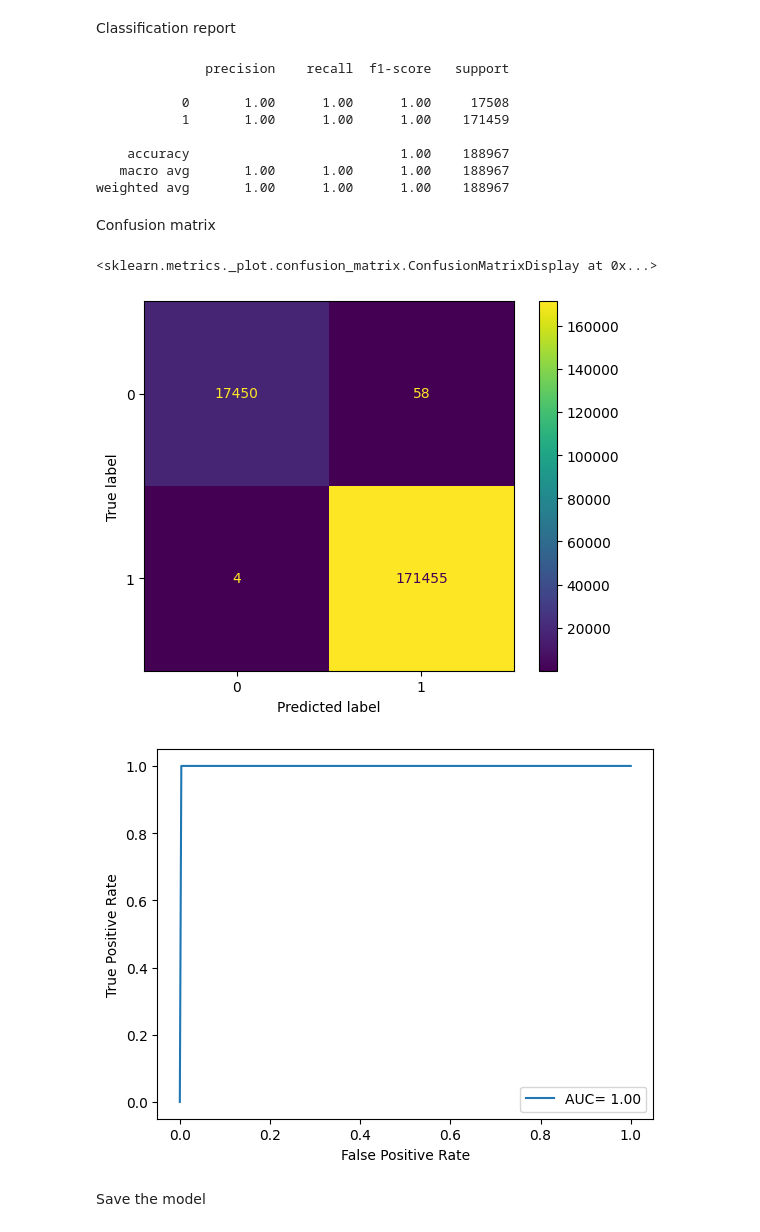
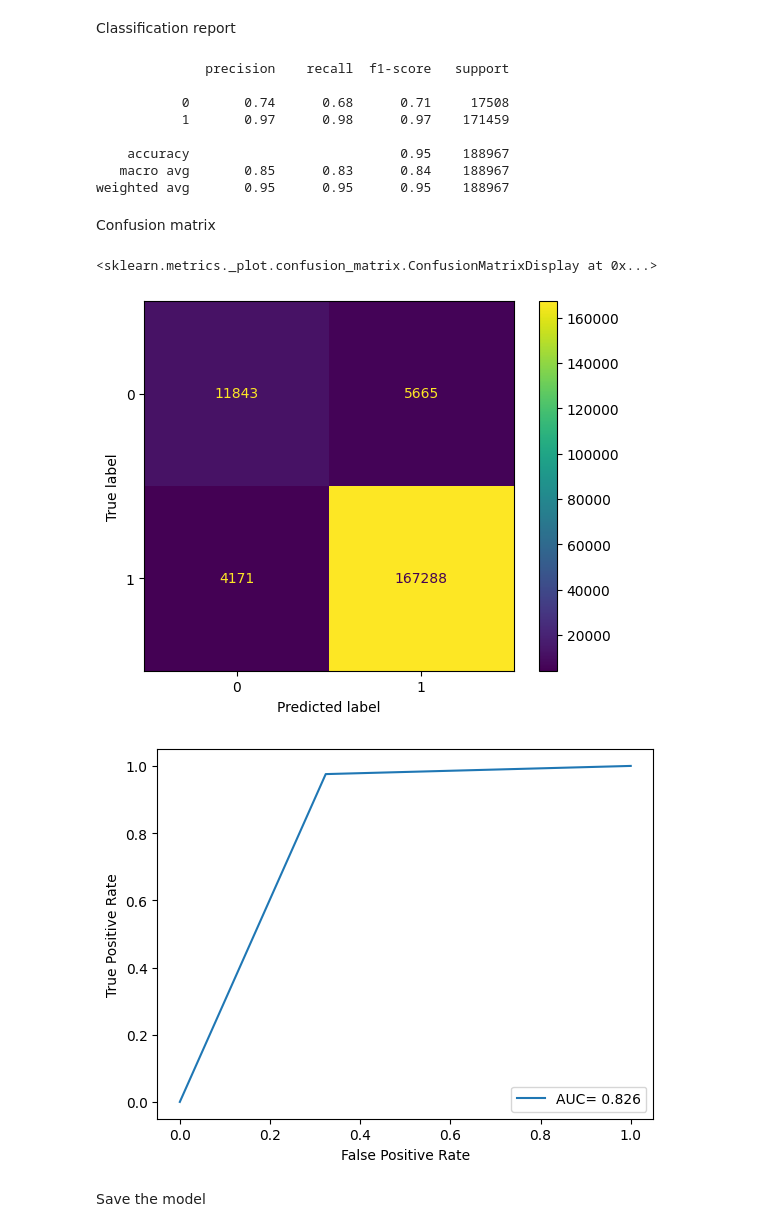
Before and after one commit to moryba/Beth-project, a Jupyter notebook: Models/Neural network/Convolutional/Conv. model.ipynb, the cells around one changed output. Cells and saved outputs as stored; diff of their text form; code cells hidden in the pictures.

```diff
--- a/Models/Neural network/Convolutional/Conv. model.ipynb
+++ b/Models/Neural network/Convolutional/Conv. model.ipynb
@@ -21,7 +21,7 @@ warnings.filterwarnings("ignore")
 # %% [markdown]
 ## Data preparation
 # %%
-train_data = pd.read_csv('../../../Data/labelled_testing_data.csv')
+train_data = pd.read_csv('../../../Data/labelled_training_data.csv')
 val_data = pd.read_csv('../../../Data/labelled_validation_data.csv')
 test_data = pd.read_csv('../../../Data/labelled_testing_data.csv')
 # %%
@@ -551,22 +551,22 @@ input_num = Input(shape=(9,))
 input_layers = [input_stack, input_args, input_proc, input_event, input_host, input_num]
 
 # Embeddings
-embedding_stack = Embedding(input_dim=n_unique_stack, output_dim=256, name="stack_addresses")(input_stack)
-embedding_args = Embedding(input_dim=n_unique_args, output_dim=256, name="args")(input_args)
-embedding_proc = Embedding(input_dim=n_unique_proc, output_dim=256, name="process_name")(input_proc)
-embedding_event = Embedding(input_dim=n_unique_event, output_dim=256, name="event_name")(input_event)
-embedding_host = Embedding(input_dim=n_unique_host, output_dim=256, name="host_name")(input_host)
+embedding_stack = Embedding(input_dim=n_unique_stack, output_dim=512, name="stack_addresses")(input_stack)
+embedding_args = Embedding(input_dim=n_unique_args, output_dim=512, name="args")(input_args)
+embedding_proc = Embedding(input_dim=n_unique_proc, output_dim=512, name="process_name")(input_proc)
+embedding_event = Embedding(input_dim=n_unique_event, output_dim=512, name="event_name")(input_event)
+embedding_host = Embedding(input_dim=n_unique_host, output_dim=512, name="host_name")(input_host)
 
 # Reshape embeddings
-embedding_stack_reshape = Reshape(target_shape=(20, 256))(embedding_stack)
-embedding_args_reshape = Reshape(target_shape=(15, 256))(embedding_args)
+embedding_stack_reshape = Reshape(target_shape=(20, 512))(embedding_stack)
+embedding_args_reshape = Reshape(target_shape=(15, 512))(embedding_args)
 
 # Concatenate embeddings
 embedding_concat = Concatenate(axis=1)([embedding_stack_reshape, embedding_args_reshape,
                                         embedding_proc, embedding_event, embedding_host])
 
 # Convolutional layers
-conv1d = Conv1D(filters=256, kernel_size=5, activation='relu')(embedding_concat)
+conv1d = Conv1D(filters=256, kernel_size=7, activation='relu')(embedding_concat)
 maxpool1d = MaxPooling1D(pool_size=2)(conv1d)
 flatten = Flatten()(maxpool1d)
 
@@ -678,5 +679,5 @@ prediction_2 = model_2.predict([X_cat_test[['stack_1','stack_2','stack_3','stack
 # %%
-prediction_2_threshold = np.where(prediction_2>0.5,1,0)
+prediction_2_threshold = np.where(prediction_2>0.05,1,0)
 # %% [markdown]
 Classification report
 # %%
@@ -684,12 +685,12 @@ print(classification_report(y_test, prediction_2_threshold))
 # %% [output]
               precision    recall  f1-score   support
 
-           0       1.00      1.00      1.00     17508
-           1       1.00      1.00      1.00    171459
+           0       0.74      0.68      0.71     17508
+           1       0.97      0.98      0.97    171459
 
-    accuracy                           1.00    188967
-   macro avg       1.00      1.00      1.00    188967
-weighted avg       1.00      1.00      1.00    188967
+    accuracy                           0.95    188967
+   macro avg       0.85      0.83      0.84    188967
+weighted avg       0.95      0.95      0.95    188967
 # %% [markdown]
 Confusion matrix
 # %%
@@ -697,17 +698,17 @@ conf_matrix = confusion_matrix(y_true=y_test, y_pred=prediction_2_threshold)
 ConfusionMatrixDisplay(conf_matrix).plot()
 # %% [output]
 <sklearn.metrics._plot.confusion_matrix.ConfusionMatrixDisplay at 0x...>
-[figure, old version]
+[figure, new version]
 # %%
 auroc = roc_auc_score(y_true=y_test, y_score=prediction_2_threshold)
 fpr, tpr, _ = roc_curve(y_test, prediction_2_threshold)
-plt.plot(fpr,tpr,label=f"AUC= {auroc:.2f}")
+plt.plot(fpr,tpr,label=f"AUC= {auroc:.3f}")
 plt.ylabel('True Positive Rate')
 plt.xlabel('False Positive Rate')
 plt.legend(loc=4)
 plt.show()
 # %% [output]
-[figure, old version]
+[figure, new version]
 # %% [markdown]
 Save the model
 # %%
```
Also changed, not shown: parts of 19 cells of this notebook, 5 other files.
